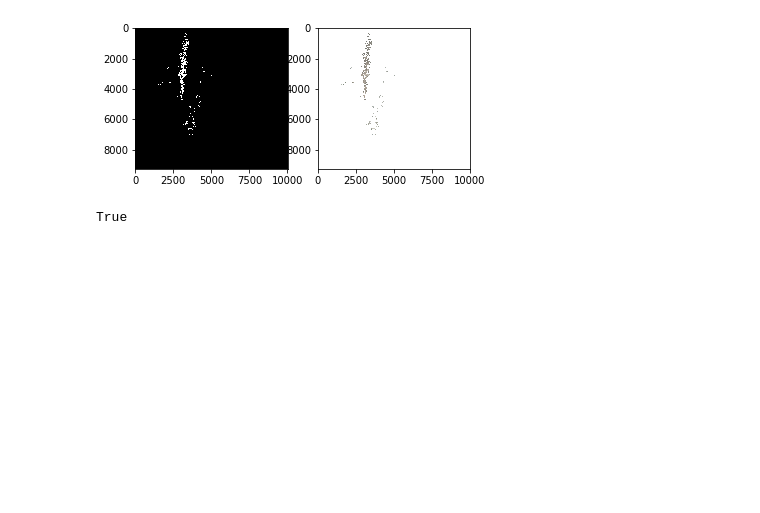
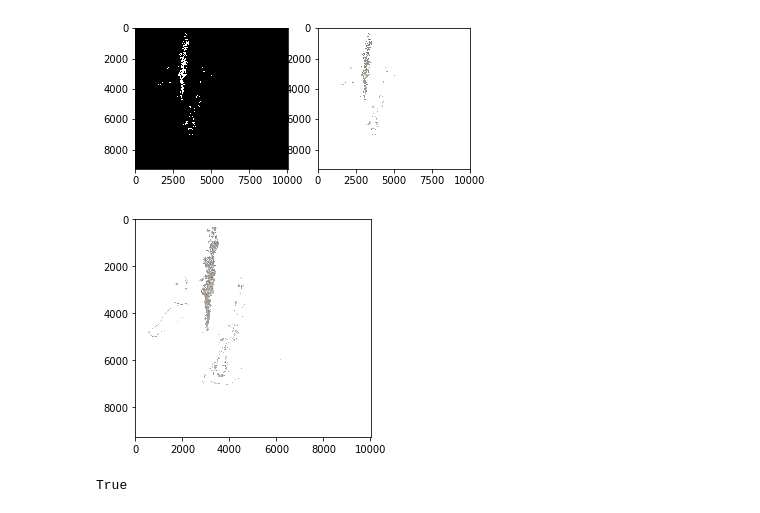
Before and after one commit to joshtokunaga/Ash-Segmentation, a Jupyter notebook: Ash_api_merge_test.ipynb, the cells around one changed output. Saved outputs shown, nothing was run; the diff lists cells and outputs as text; code cells hidden in the pictures; blank space fills up the shorter version.

```diff
--- a/Ash_api_merge_test.ipynb
+++ b/Ash_api_merge_test.ipynb
@@ -240,12 +237,15 @@ range2_hi = (210, 200, 190, 255)
+# %%
+range2_lo = (153, 146, 137, 255)
+range2_hi = (219, 208, 195, 255)
 # %%
 mask_range2 = cv2.inRange(planet2, range2_lo, range2_hi)
 # %%
-range3_lo = (121, 118, 114, 255)
-range3_hi = (124, 123, 119, 255)
+range3_lo = (120, 119, 114, 255)
+range3_hi = (125, 126, 121, 255)
 # %%
 mask_range3 = cv2.inRange(planet2, range3_lo, range3_hi)
 # %%
-range4_lo = (145, 142, 130, 255)
-range4_hi = (150, 147, 135, 255)
+range4_lo = (144, 144, 129, 255)
+range4_hi = (150, 150, 137, 255)
 # %%
 mask_range4 = cv2.inRange(planet2, range4_lo, range4_hi)
@@ -272,5 +252,5 @@ mask_range8 = cv2.inRange(planet2, range8_lo, range8_hi)
 # %%
-ash_mask = mask_range1+mask_range2+mask_range3+mask_range4+mask_range5+mask_range6+mask_range7+mask_range8
+ash_mask = mask_range1+mask_range2+mask_range3+mask_range4
 # %%
 ash_result = cv2.bitwise_and(planet2, planet2, mask=ash_mask)
 # %%
@@ -282,6 +262,12 @@ plt.show
 # %% [output]
 <function matplotlib.pyplot.show(*args, **kw)>
 [figure]
+# %%
+blur = cv2.GaussianBlur(ash_result, (7,7), 0)
+plt.imshow(blur)
+plt.show()
+# %% [output]
+[figure, added]
 # %%
 #Creates tif file of red-highlighted ash w/white background
 ash_result[ash_mask>0]=(0,0,255,255)
```
Also changed, not shown: parts of 10 cells of this notebook.
